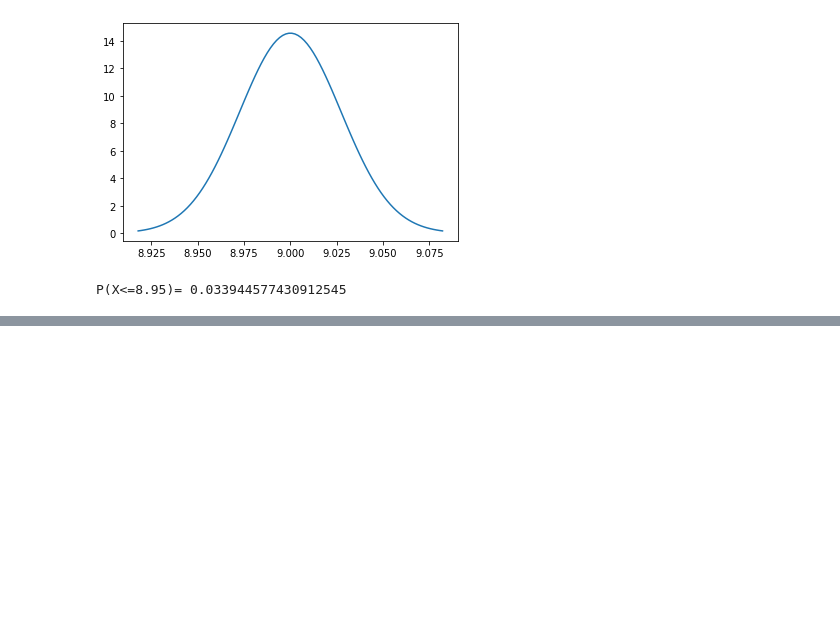
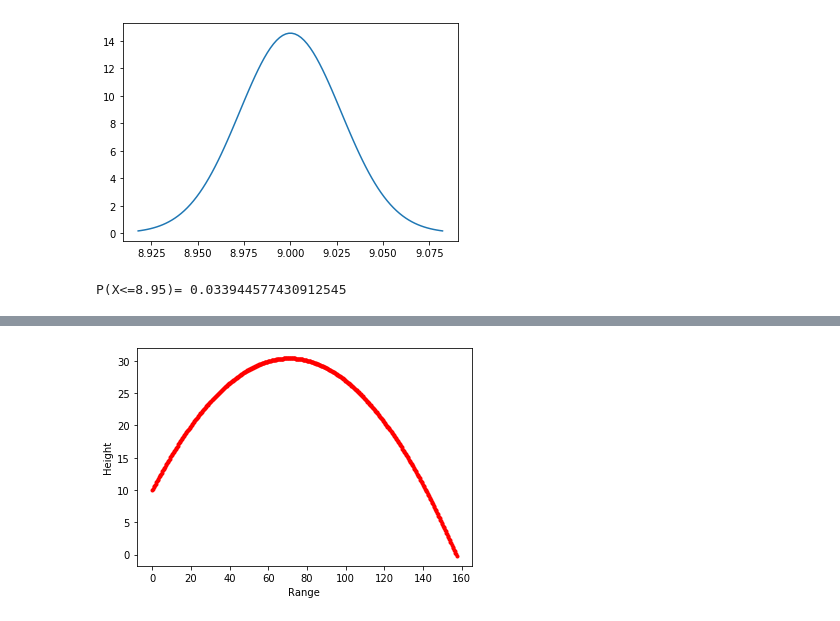
Before and after one commit to JasonBorland/SchoolMaths, a Jupyter notebook: A-Level-Maths.ipynb, the cells around one changed output, grey strips where cells are left out. Saved outputs shown, nothing was run; the diff lists cells and outputs as text; code cells hidden in the pictures; blank space fills up the shorter version.

```diff
--- a/A-Level-Maths.ipynb
+++ b/A-Level-Maths.ipynb
@@ -1002,0 +1063,16 @@ P(X<=8.95)= 0.033944577430912545
+# %%
+import numpy as np
+import matplotlib.pyplot as plt
+x0, y0, sy, g, dt, t = 0, 10, 0, 9.8, 0.01, 0
+vx0 = 20 * np.sqrt(3)
+vy0 = 20
+while sy >= 0:
+    sx = vx0 * t
+    sy = vy0 * t - g * t**2 / 2 + y0
+    t = t + dt
+    plt.plot(sx, sy, 'r.')
+plt.xlabel('Range')
+plt.ylabel('Height')
+plt.show()
+# %% [output]
+[figure, added]
```
Also changed, not shown: parts of 8 cells of this notebook, 1 other file.
